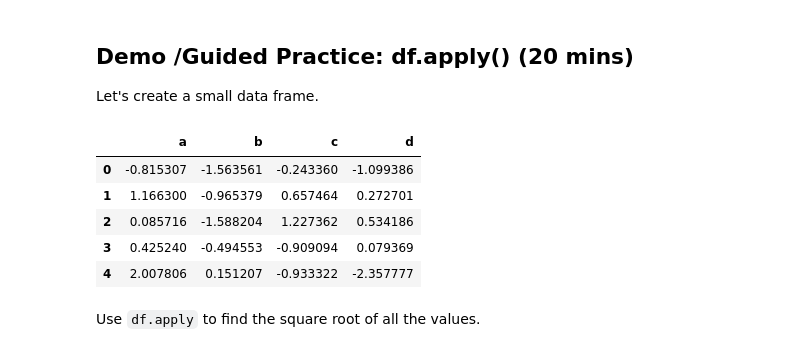
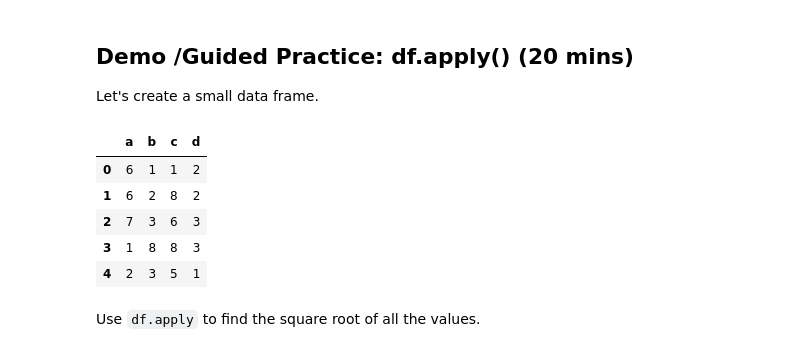
Before and after one commit to OmarInCS/data-analysis-visulization-python, a Jupyter notebook: week1/day5/lesson-5-pandas.ipynb, the cells around one changed output. Saved outputs shown, nothing was run; the diff lists cells and outputs as text; code cells hidden in the pictures.

```diff
--- a/week1/day5/lesson-5-pandas.ipynb
+++ b/week1/day5/lesson-5-pandas.ipynb
@@ -303,14 +657,14 @@ You can do a lot more with dtypes that you can check out [here](http://pandas.py
 
 Let's create a small data frame.
 # %%
-df = pd.DataFrame(np.random.randn(5, 4), columns=['a', 'b', 'c', 'd'])
+df = pd.DataFrame(np.random.randint(1, 10, (5, 4)), columns=['a', 'b', 'c', 'd'])
 df
 # %% [output]
 |  | a | b | c | d |
-| 0 | -0.815307 | -1.563561 | -0.243360 | -1.099386 |
-| 1 | 1.166300 | -0.965379 | 0.657464 | 0.272701 |
-| 2 | 0.085716 | -1.588204 | 1.227362 | 0.534186 |
-| 3 | 0.425240 | -0.494553 | -0.909094 | 0.079369 |
-| 4 | 2.007806 | 0.151207 | -0.933322 | -2.357777 |
+| 0 | 6 | 1 | 1 | 2 |
+| 1 | 6 | 2 | 8 | 2 |
+| 2 | 7 | 3 | 6 | 3 |
+| 3 | 1 | 8 | 8 | 3 |
+| 4 | 2 | 3 | 5 | 1 |
 # %% [markdown]
 Use `df.apply` to find the square root of all the values.
```
Also changed, not shown: parts of 51 cells of this notebook, 4 other files.
